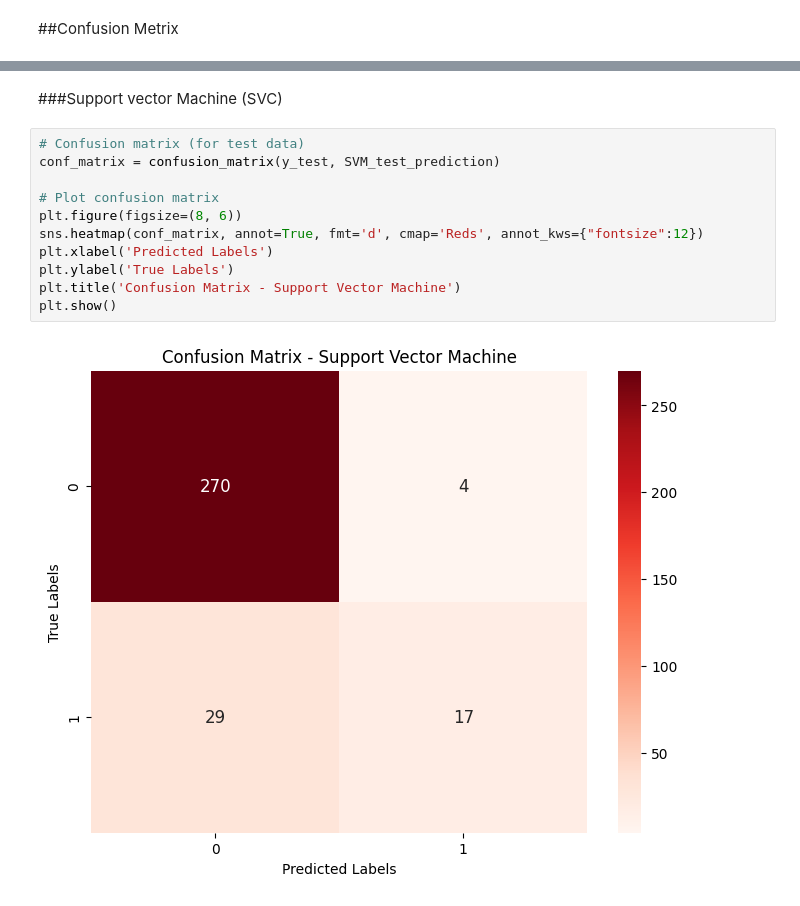
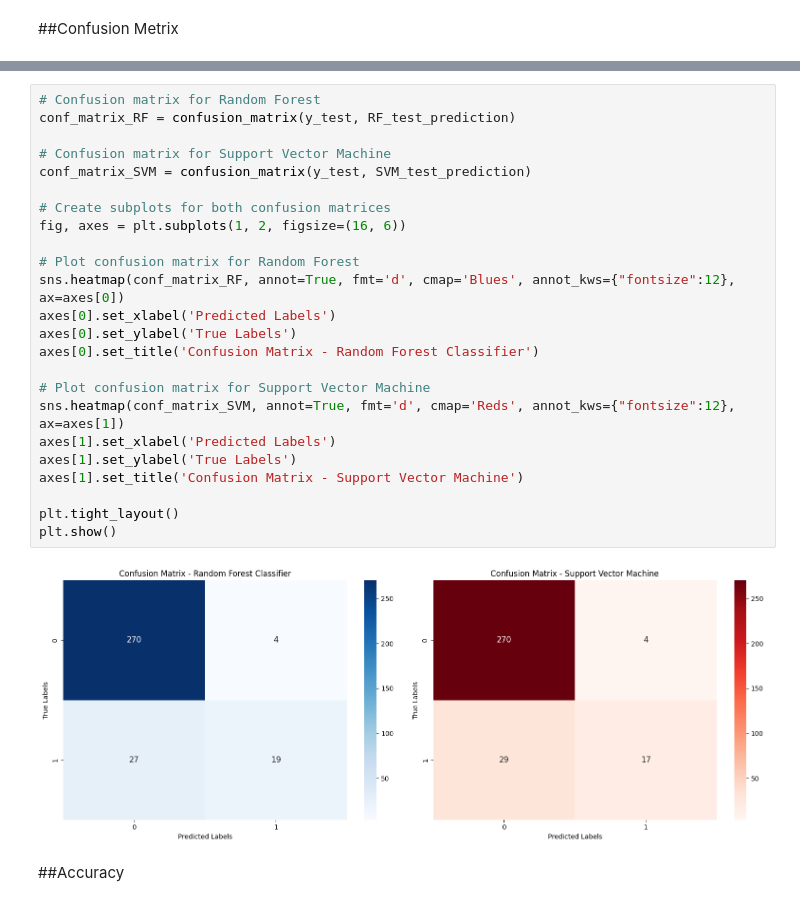
Before and after one commit to ChamikaRohan/Machine-Learning-based-Red-Wine-Quality-Prediction, a Jupyter notebook: Red_Wine_Quality_Prediction_Model.ipynb, the cells around one changed output, grey strips where cells are left out. Drawn from its saved outputs; the diff is of its cells as text.

```diff
--- a/Red_Wine_Quality_Prediction_Model.ipynb
+++ b/Red_Wine_Quality_Prediction_Model.ipynb
@@ -596,15 +580,28 @@ plt.show()
-# %% [markdown]
-###Support vector Machine (SVC)
-# %%
-# Confusion matrix (for test data)
-conf_matrix = confusion_matrix(y_test, SVM_test_prediction)
-
-# Plot confusion matrix
-plt.figure(figsize=(8, 6))
-sns.heatmap(conf_matrix, annot=True, fmt='d', cmap='Reds', annot_kws={"fontsize":12})
-plt.xlabel('Predicted Labels')
-plt.ylabel('True Labels')
-plt.title('Confusion Matrix - Support Vector Machine')
-plt.show()
-# %% [output]
-[figure, removed]
+# %%
+# Confusion matrix for Random Forest
+conf_matrix_RF = confusion_matrix(y_test, RF_test_prediction)
+
+# Confusion matrix for Support Vector Machine
+conf_matrix_SVM = confusion_matrix(y_test, SVM_test_prediction)
+
+# Create subplots for both confusion matrices
+fig, axes = plt.subplots(1, 2, figsize=(16, 6))
+
+# Plot confusion matrix for Random Forest
+sns.heatmap(conf_matrix_RF, annot=True, fmt='d', cmap='Blues', annot_kws={"fontsize":12}, ax=axes[0])
+axes[0].set_xlabel('Predicted Labels')
+axes[0].set_ylabel('True Labels')
+axes[0].set_title('Confusion Matrix - Random Forest Classifier')
+
+# Plot confusion matrix for Support Vector Machine
+sns.heatmap(conf_matrix_SVM, annot=True, fmt='d', cmap='Reds', annot_kws={"fontsize":12}, ax=axes[1])
+axes[1].set_xlabel('Predicted Labels')
+axes[1].set_ylabel('True Labels')
+axes[1].set_title('Confusion Matrix - Support Vector Machine')
+
+plt.tight_layout()
+plt.show()
+# %% [output]
+[figure, added]
+# %% [markdown]
+##Accuracy
```
Also changed, not shown: parts of 13 cells of this notebook.
